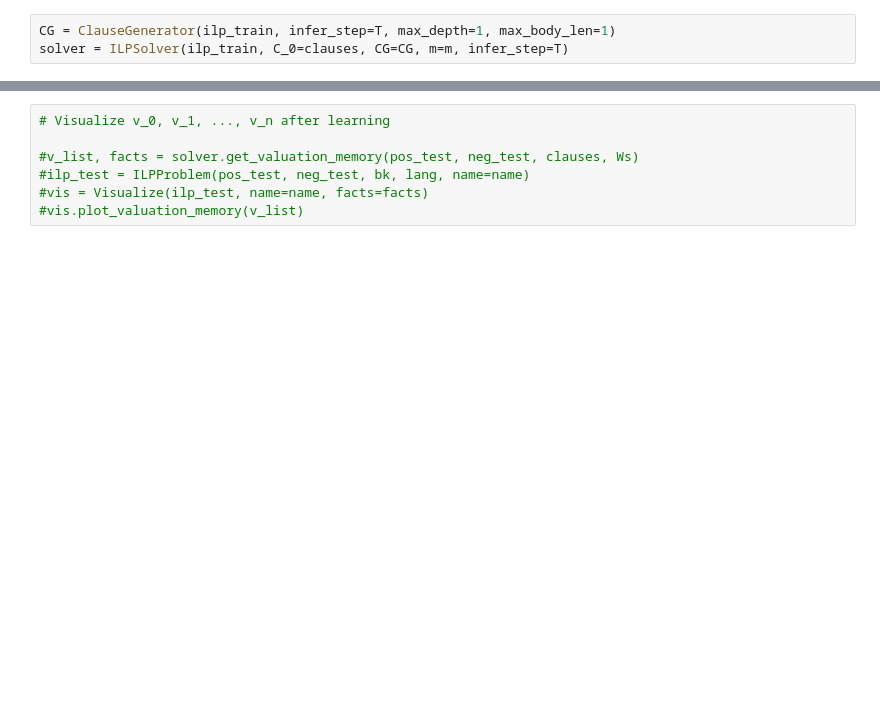
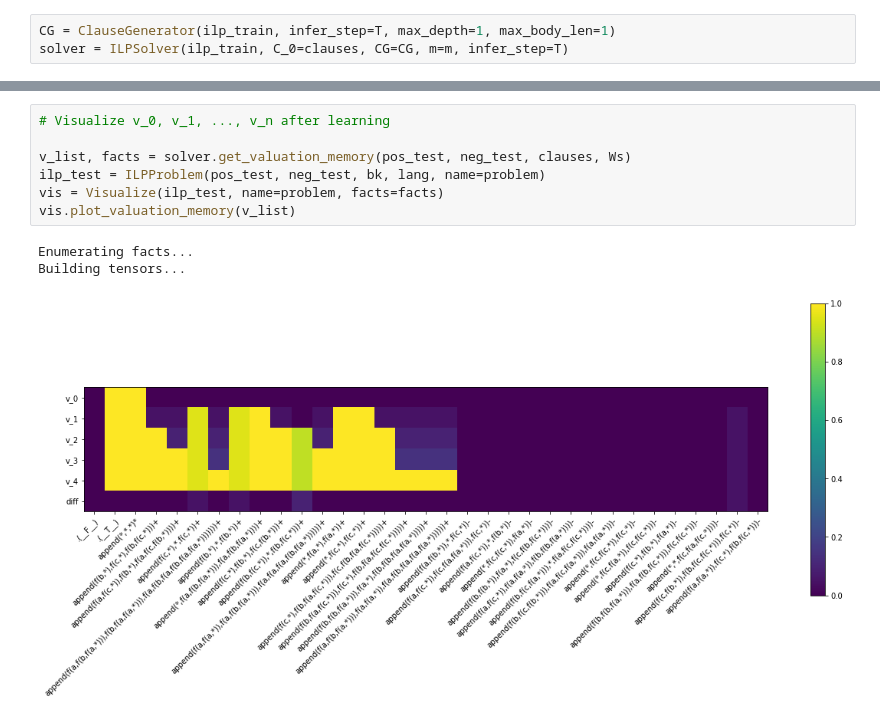
Before and after one commit to hkrsnd/dilp-st, a Jupyter notebook: demo.ipynb, the cells around one changed output, grey strips where cells are left out. Saved outputs shown, nothing was run; the diff lists cells and outputs as text; blank space fills up the shorter version.

```diff
--- a/demo.ipynb
+++ b/demo.ipynb
@@ -95,7 +105,11 @@ AUC:  1.0
 # %%
 # Visualize v_0, v_1, ..., v_n after learning
 
-#v_list, facts = solver.get_valuation_memory(pos_test, neg_test, clauses, Ws)
-#ilp_test = ILPProblem(pos_test, neg_test, bk, lang, name=name)
-#vis = Visualize(ilp_test, name=name, facts=facts)
-#vis.plot_valuation_memory(v_list)
+v_list, facts = solver.get_valuation_memory(pos_test, neg_test, clauses, Ws)
+ilp_test = ILPProblem(pos_test, neg_test, bk, lang, name=problem)
+vis = Visualize(ilp_test, name=problem, facts=facts)
+vis.plot_valuation_memory(v_list)
+# %% [output]
+Enumerating facts...
+Building tensors...
+[figure, added]
```
Also changed, not shown: parts of 4 cells of this notebook, 1 other file.
